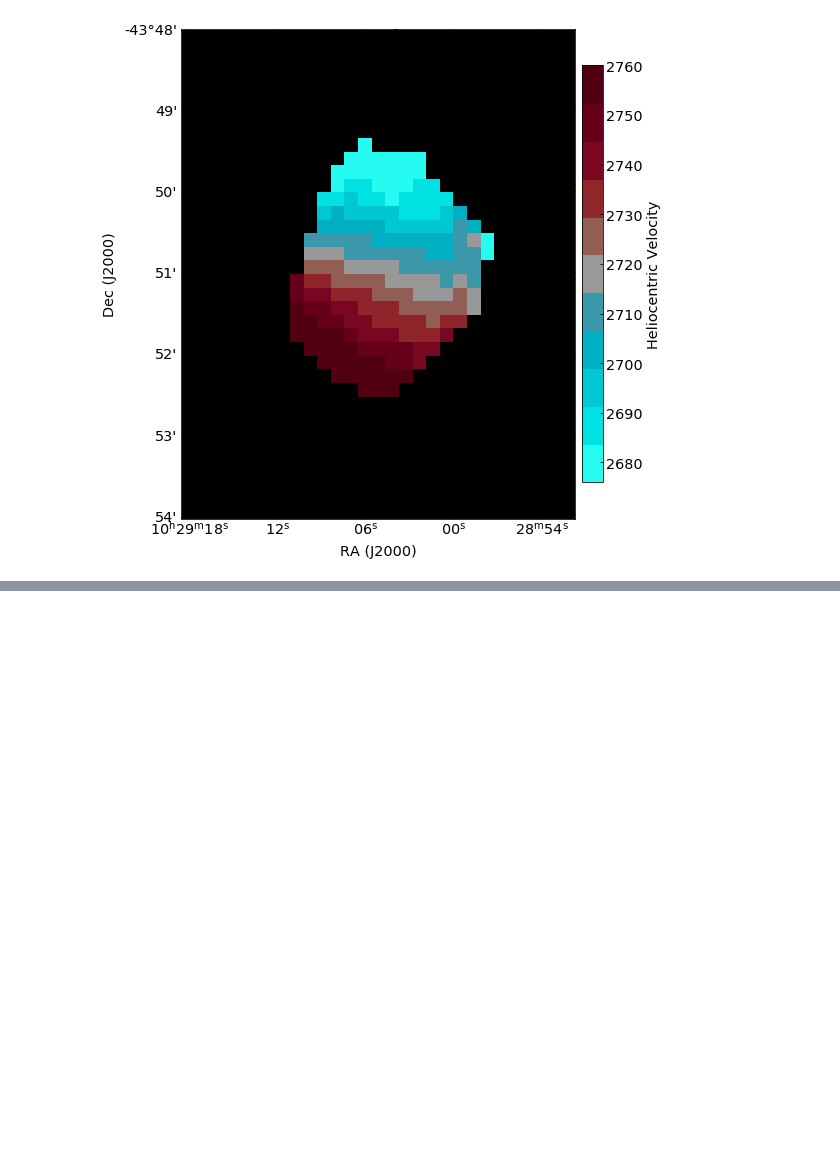
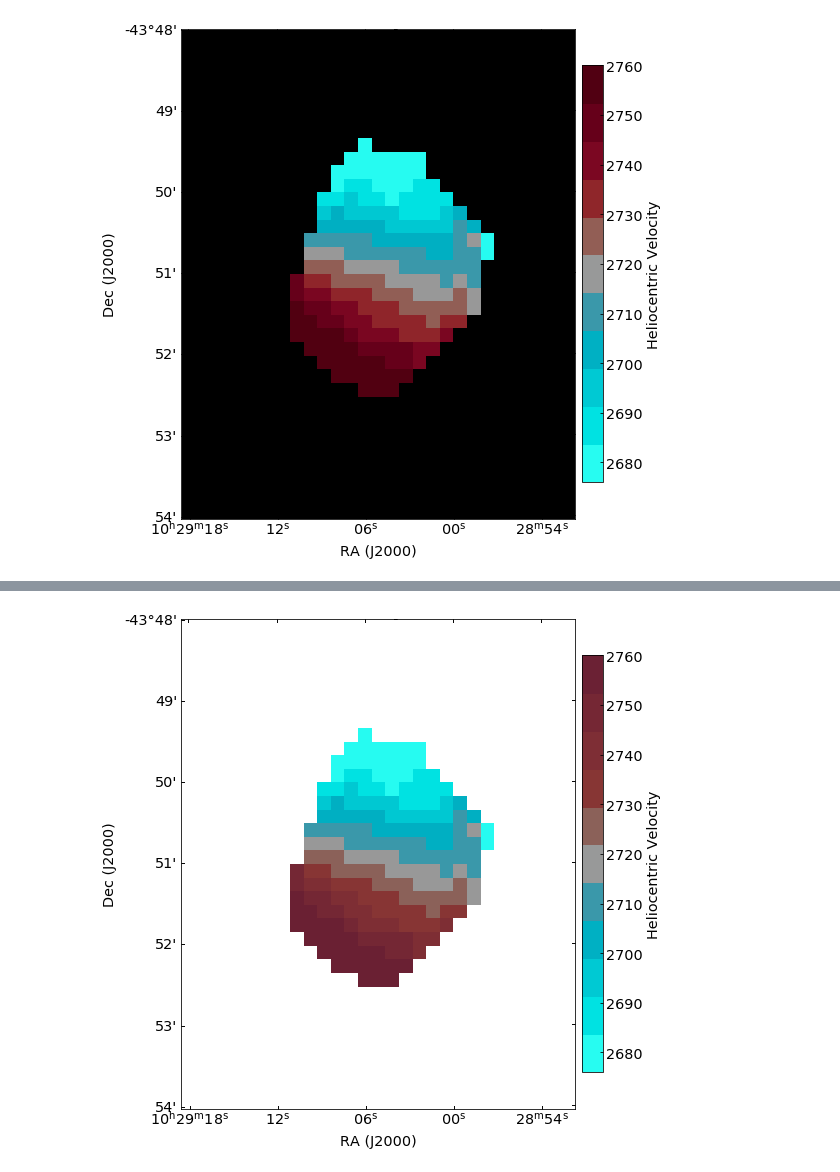
Before and after one commit to mlarichardson/CosmosCanvas, a Jupyter notebook: 3. Plot Velocity Fields.ipynb, the cells around one changed output, grey strips where cells are left out. Saved outputs shown, nothing was run; the diff lists cells and outputs as text; code cells hidden in the pictures; blank space fills up the shorter version.

```diff
--- a/3. Plot Velocity Fields.ipynb
+++ b/3. Plot Velocity Fields.ipynb
@@ -259,0 +313,13 @@ WARNING: FITSFixedWarning: 'spcfix' made the change 'Changed CTYPE3 from 'FELO-H
+# %%
+# Plot Double Complement Plus Luminosiy version of the galaxy both in this notebook and to a png file.
+# This version's data is binned. To make the plot appear continuous increase nstep to 1000 or more.
+
+nsteps= 11 # Odd number required for grey of minor velocity axis to be displayed.
+cbar_name = "Heliocentric Velocity"
+
+# One can set the background to be black. In this case the beam is not plotted.
+fig, ax = gal.plot_galaxy(fits_file,RA,DEC,ImgSize,shift,cmapC,min_value,max_value,nsteps=nsteps,cb_name=cbar_name,show_beam=False,bkgrd_black=False,TrimSwitch=TrimSwitch,figsize=(8,9))
+
+# Note directory for the velocity field pngs. Change the name of your plot to avoid overwriting the results.
+fig.savefig(plt_dir+'/1-white-Customize_N3256c_nsteps'+str(nsteps)+str(cmapC)+'Lval_mid'+str(Lval_mid)+'ChromaMax'+str(Cval_max)+'ChromaMid'+str(Cval_mid)+'ChromaMin'+str(Cval_min)+'width'+str(width)+'.png', bbox_inches = "tight",dpi=300)
+# %% [output]
@@ -259,0 +329 @@ WARNING: FITSFixedWarning: 'spcfix' made the change 'Changed CTYPE3 from 'FELO-H
+[figure, added]
```
Also changed, not shown: parts of 7 cells of this notebook, 1 other file.
